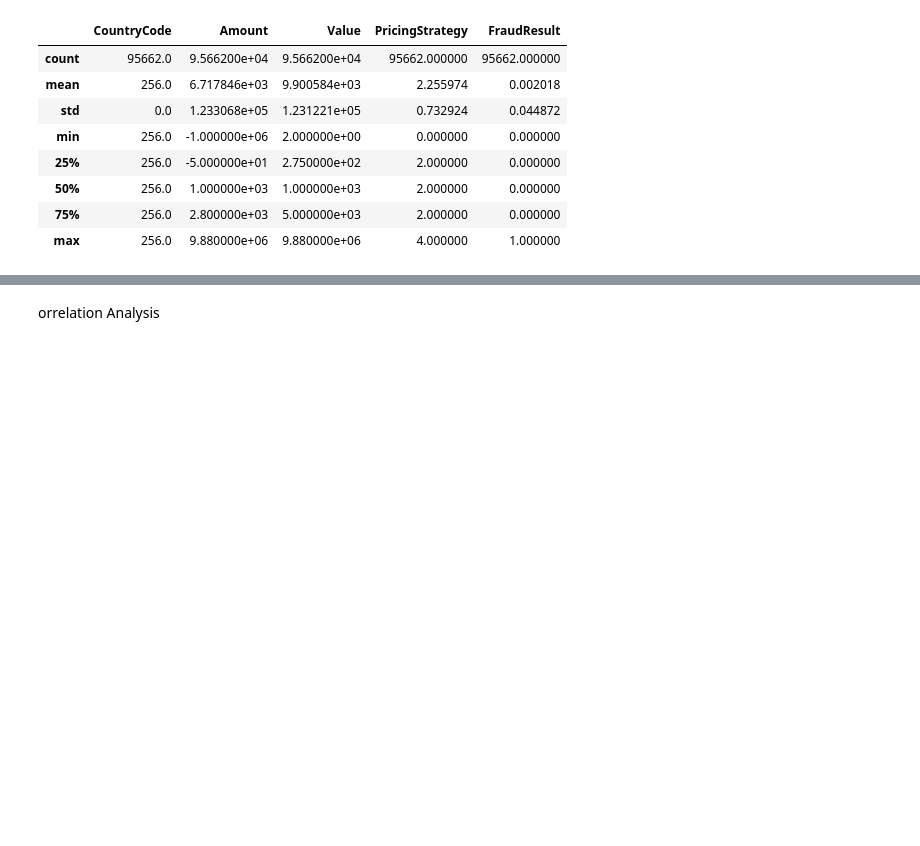
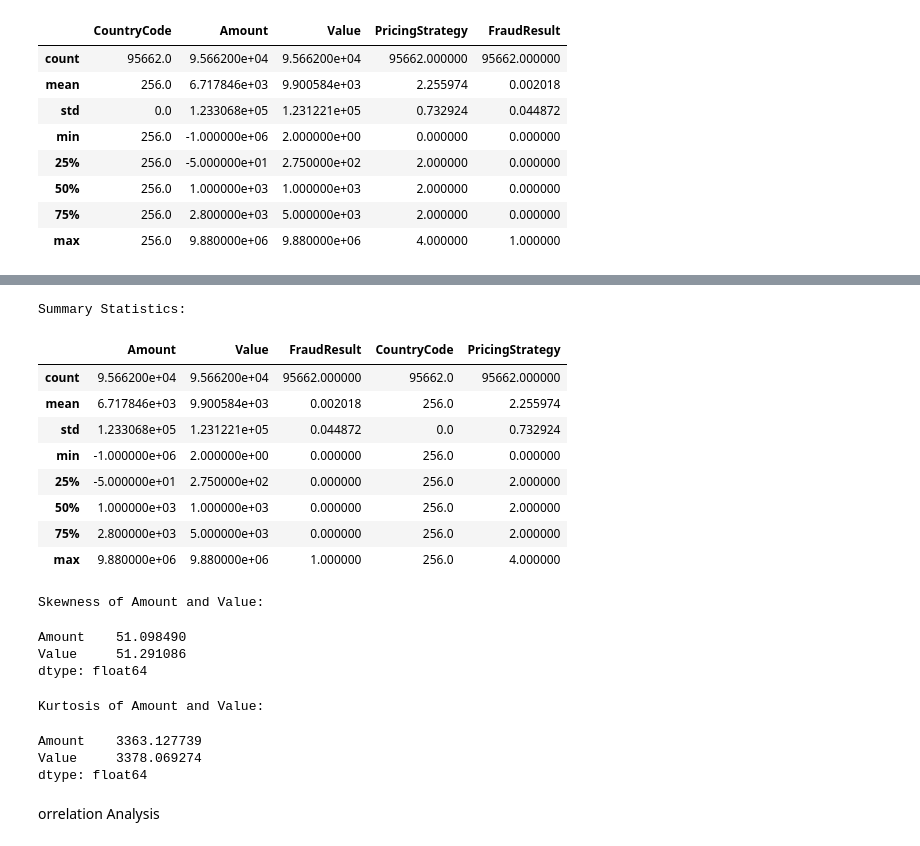
Before and after one commit to Begizew2112/10academyAIMweek-6, a Jupyter notebook: notebook/ED_analysis.ipynb, the cells around one changed output, grey strips where cells are left out. Drawn from its saved outputs; the diff is of its cells as text; code cells hidden in the pictures; blank space fills up the shorter version.

```diff
--- a/notebook/ED_analysis.ipynb
+++ b/notebook/ED_analysis.ipynb
@@ -89,3 +103,38 @@ for col in numerical_columns:
+# %%
+# Additional metrics: skewness and kurtosis for numerical columns
+skewness = df[['Amount', 'Value']].skew()
+kurtosis = df[['Amount', 'Value']].kurtosis()
+
+# Display the results
+print("Summary Statistics:\n")
+summary_stats
+# %% [output]
+Summary Statistics:
+|  | Amount | Value | FraudResult | CountryCode | PricingStrategy |
+| count | 9.566200e+04 | 9.566200e+04 | 95662.000000 | 95662.0 | 95662.000000 |
+| mean | 6.717846e+03 | 9.900584e+03 | 0.002018 | 256.0 | 2.255974 |
+| std | 1.233068e+05 | 1.231221e+05 | 0.044872 | 0.0 | 0.732924 |
+| min | -1.000000e+06 | 2.000000e+00 | 0.000000 | 256.0 | 0.000000 |
+| 25% | -5.000000e+01 | 2.750000e+02 | 0.000000 | 256.0 | 2.000000 |
+| 50% | 1.000000e+03 | 1.000000e+03 | 0.000000 | 256.0 | 2.000000 |
+| 75% | 2.800000e+03 | 5.000000e+03 | 0.000000 | 256.0 | 2.000000 |
+| max | 9.880000e+06 | 9.880000e+06 | 1.000000 | 256.0 | 4.000000 |
+# %%
+print("\nSkewness of Amount and Value:\n")
+skewness
+# %% [output]
+Skewness of Amount and Value:
+Amount    51.098490
+Value     51.291086
+dtype: float64
+# %%
+print("\nKurtosis of Amount and Value:\n")
+kurtosis
+# %% [output]
+Kurtosis of Amount and Value:
+Amount    3363.127739
+Value     3378.069274
+dtype: float64
 # %% [markdown]
 orrelation Analysis
 # %%
```
Also changed, not shown: parts of 6 cells of this notebook.
